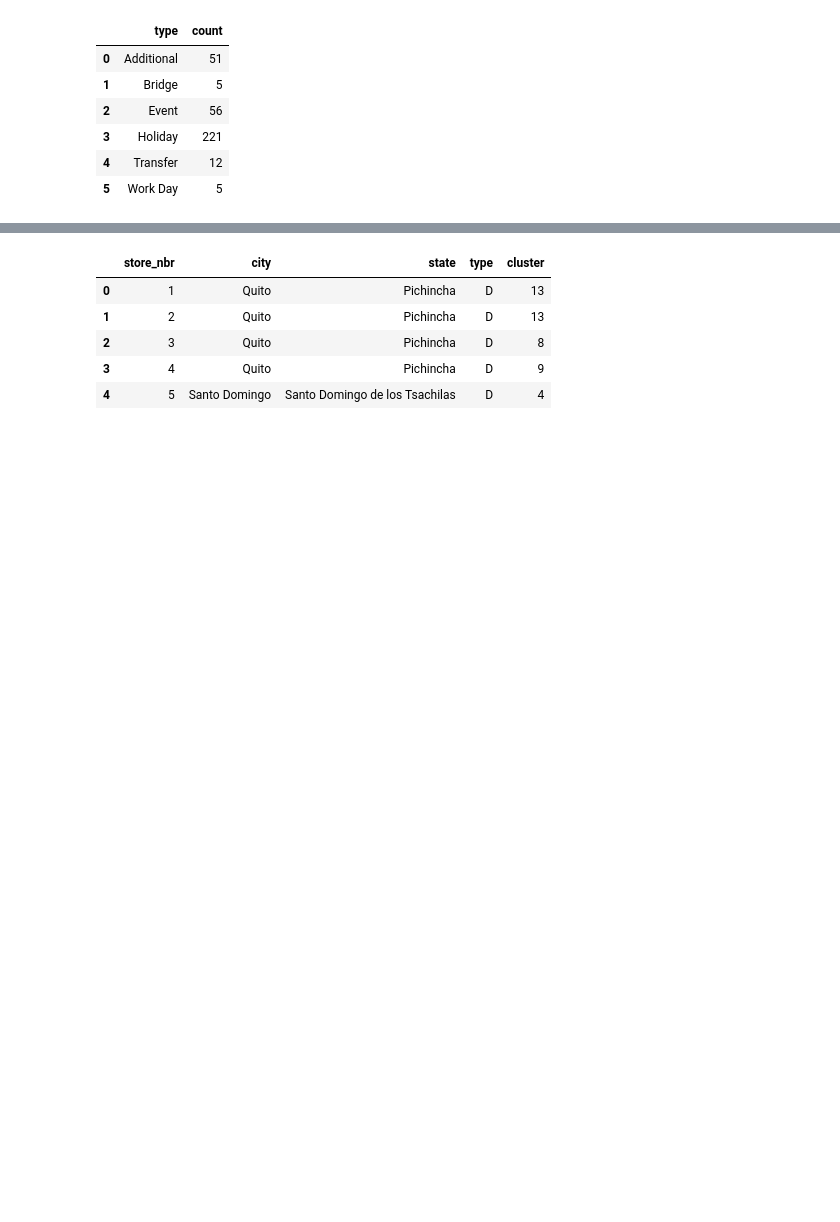
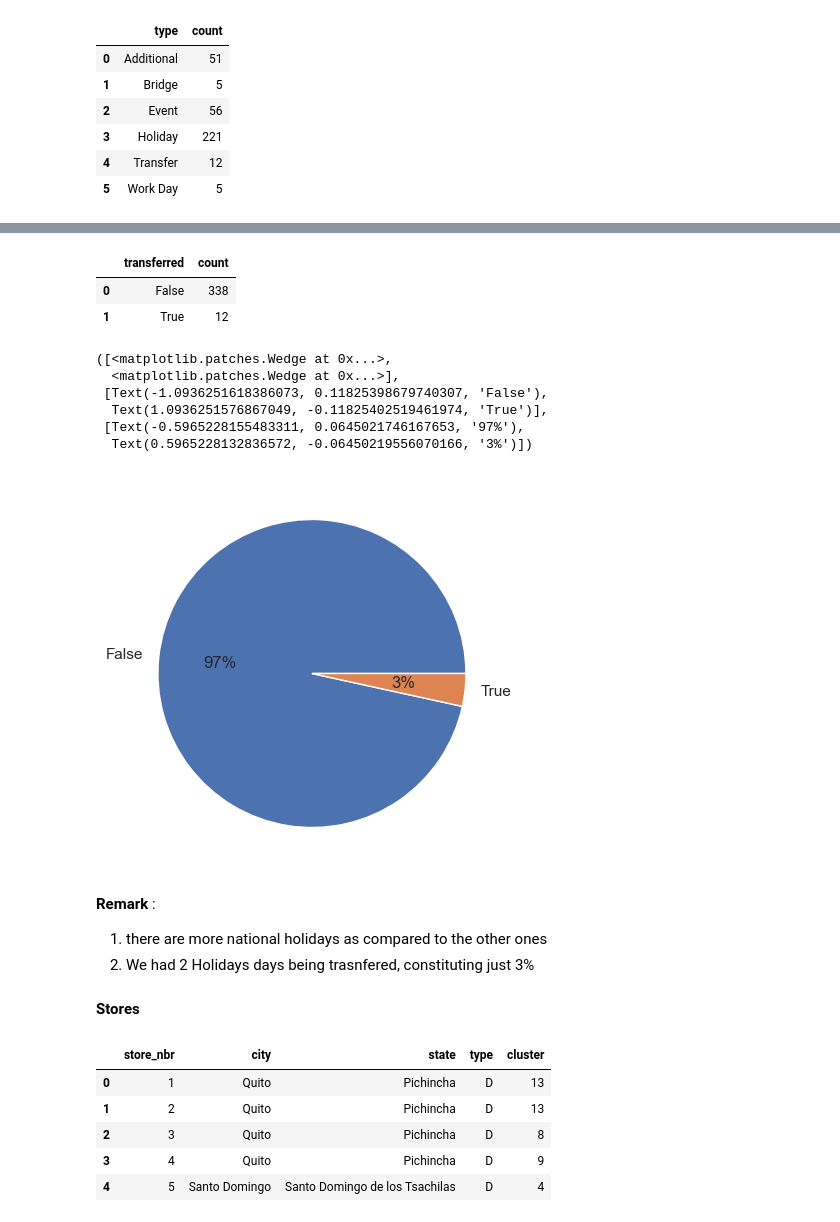
Before and after one commit to codedzifa/Regression-Project, a Jupyter notebook: Regression.ipynb, the cells around one changed output, grey strips where cells are left out. Saved outputs shown, nothing was run; the diff lists cells and outputs as text; code cells hidden in the pictures; blank space fills up the shorter version.

```diff
--- a/Regression.ipynb
+++ b/Regression.ipynb
@@ -296,3 +296,28 @@ plt.show()
+# %%
+#checking for the total number of Holidys that were transfered
+trans_count= df_holi.groupby("transferred").size().reset_index(name="count")
+trans_count
+# %% [output]
+|  | transferred | count |
+| 0 | False | 338 |
+| 1 | True | 12 |
+# %%
+#palette_color = sns.color_palette('bright')
+plt.pie(data= trans_count, x= "count", labels= "transferred", autopct='%.0f%%' )
+# %% [output]
+([<matplotlib.patches.Wedge at 0x...>,
+  <matplotlib.patches.Wedge at 0x...>],
+ [Text(-1.0936251618386073, 0.11825398679740307, 'False'),
+  Text(1.0936251576867049, -0.11825402519461974, 'True')],
+ [Text(-0.5965228155483311, 0.0645021746167653, '97%'),
+  Text(0.5965228132836572, -0.06450219556070166, '3%')])
+[figure, added]
+# %% [markdown]
+**Remark** :
+1. there are more national holidays as compared to the other ones
+2. We had 2 Holidays days being trasnfered, constituting just 3%
+# %% [markdown]
+__Stores__
 # %%
 stores.head()
 # %% [output]
```
Also changed, not shown: parts of 15 cells of this notebook.
